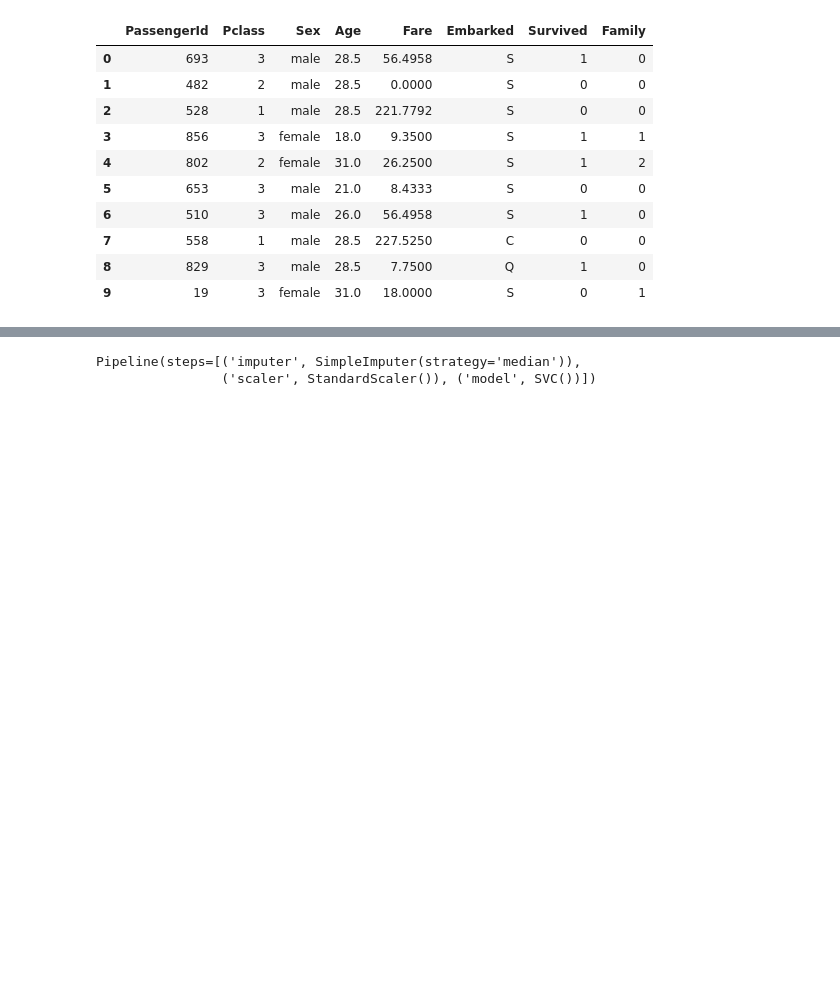
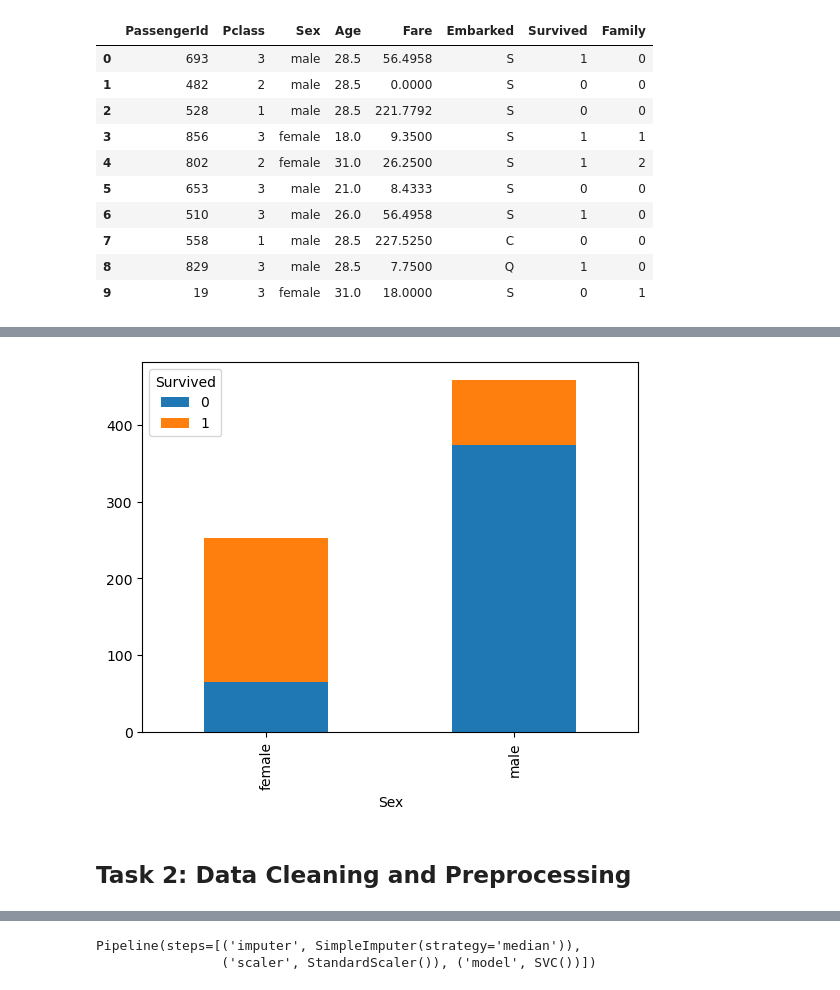
Before and after one commit to amoako420/Titanic_ML, a Jupyter notebook: code.ipynb, the cells around one changed output, grey strips where cells are left out. Saved outputs shown, nothing was run; the diff lists cells and outputs as text; code cells hidden in the pictures; blank space fills up the shorter version.

```diff
--- a/code.ipynb
+++ b/code.ipynb
@@ -56,0 +128,12 @@ le = LabelEncoder()
+# %%
+# Visualizing the relationships between the gender and the survived column
+# Create a cross-tabulation
+crosstab = pd.crosstab(train_data['Sex'], train_data['Survived'])
+
+# Plot the stacked bar plot
+crosstab.plot(kind='bar', stacked=True)
+plt.show()
+# %% [output]
+[figure, added]
+# %% [markdown]
+## Task 2: Data Cleaning and Preprocessing
```
Also changed, not shown: parts of 40 cells of this notebook.
